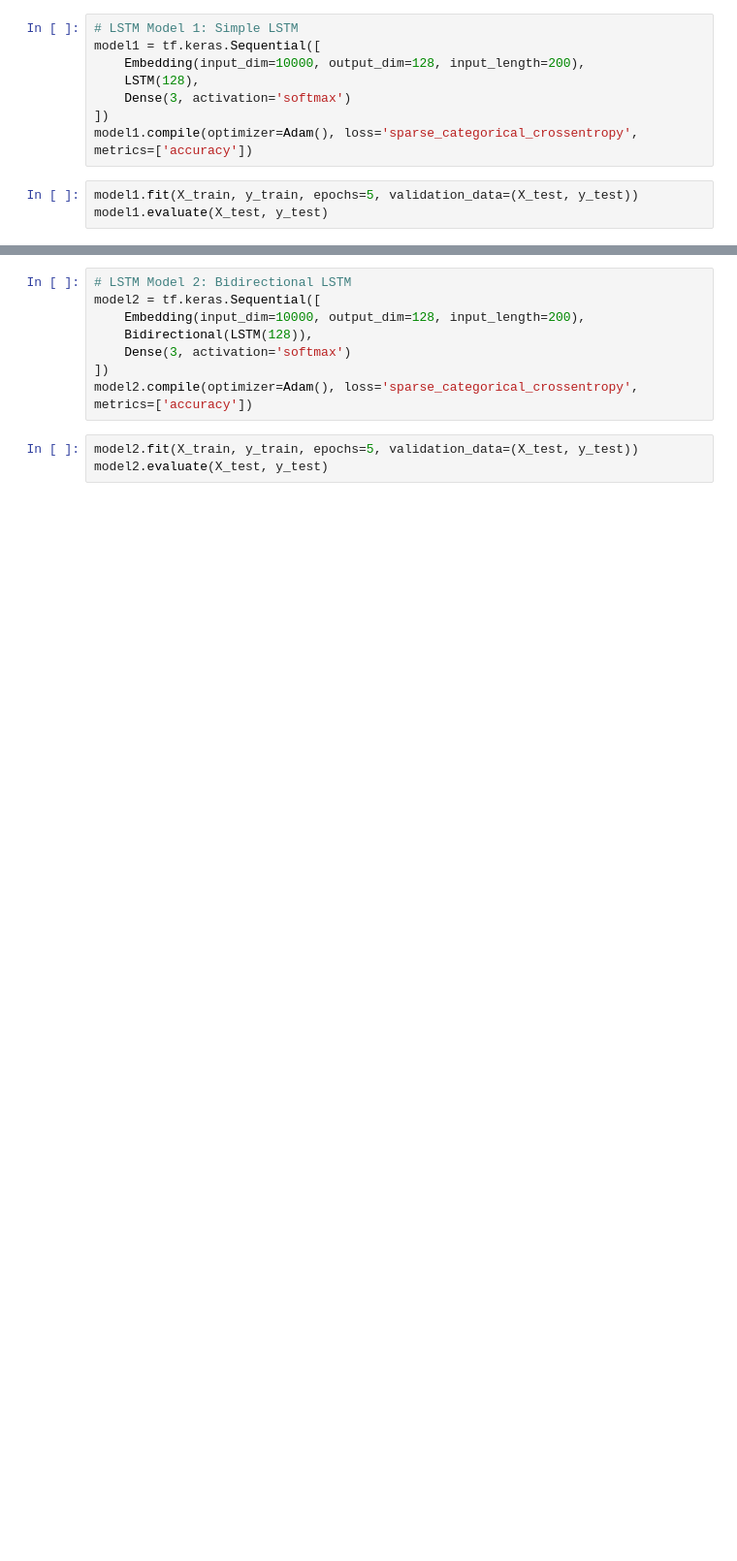
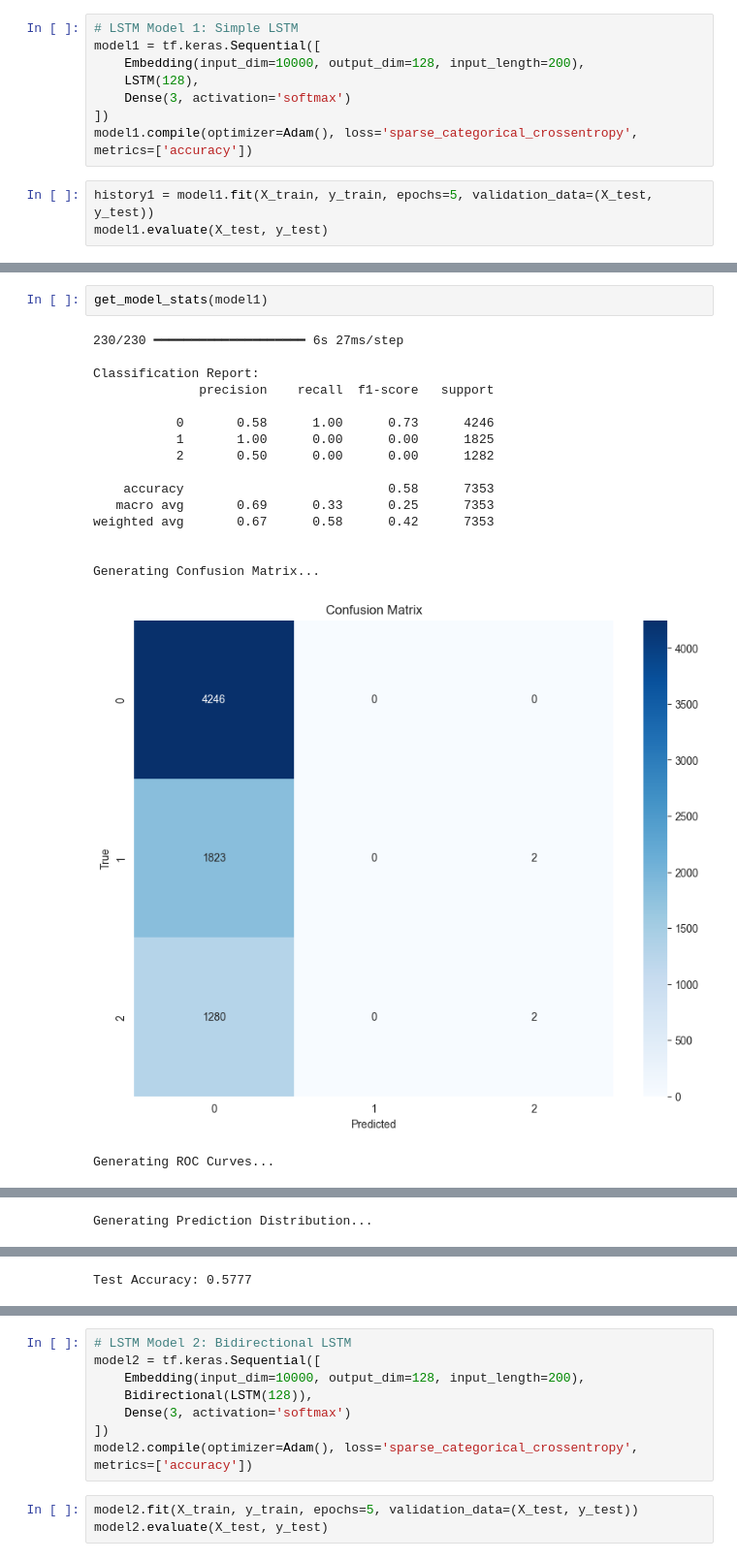
Before and after one commit to JDgomez2002/proj2-data-science, a Jupyter notebook: lstm.ipynb, the cells around one changed output, grey strips where cells are left out. Shown: that part at 97% size. Saved outputs shown, nothing was run; the diff lists cells and outputs as text; blank space fills up the shorter version.

Commit message:
feat: lstm models stats

```diff
--- a/lstm.ipynb
+++ b/lstm.ipynb
@@ -53,7 +139,7 @@ model1 = tf.keras.Sequential([
 ])
 model1.compile(optimizer=Adam(), loss='sparse_categorical_crossentropy', metrics=['accuracy'])
 # %%
-model1.fit(X_train, y_train, epochs=5, validation_data=(X_test, y_test))
+history1 = model1.fit(X_train, y_train, epochs=5, validation_data=(X_test, y_test))
 model1.evaluate(X_test, y_test)
 # %% [output]
 Epoch 1/5
@@ -70,0 +157,20 @@ Epoch 5/5
+# %%
+get_model_stats(model1)
+# %% [output]
+230/230 ━━━━━━━━━━━━━━━━━━━━ 6s 27ms/step
+
+Classification Report:
+              precision    recall  f1-score   support
+
+           0       0.58      1.00      0.73      4246
+           1       1.00      0.00      0.00      1825
+           2       0.50      0.00      0.00      1282
+
+    accuracy                           0.58      7353
+   macro avg       0.69      0.33      0.25      7353
+weighted avg       0.67      0.58      0.42      7353
+
+
+Generating Confusion Matrix...
+[figure, added]
+Generating ROC Curves...
@@ -70,0 +178 @@ Epoch 5/5
+Generating Prediction Distribution...
@@ -70,0 +180 @@ Epoch 5/5
+Test Accuracy: 0.5777
```
Also changed, not shown: parts of 11 cells of this notebook.
